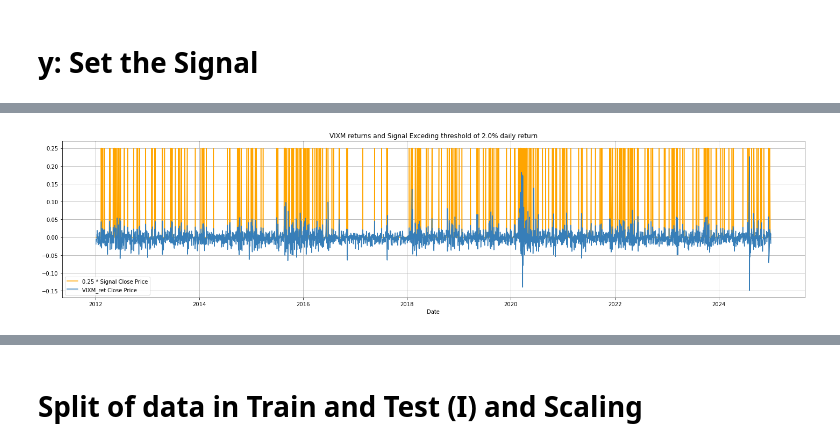
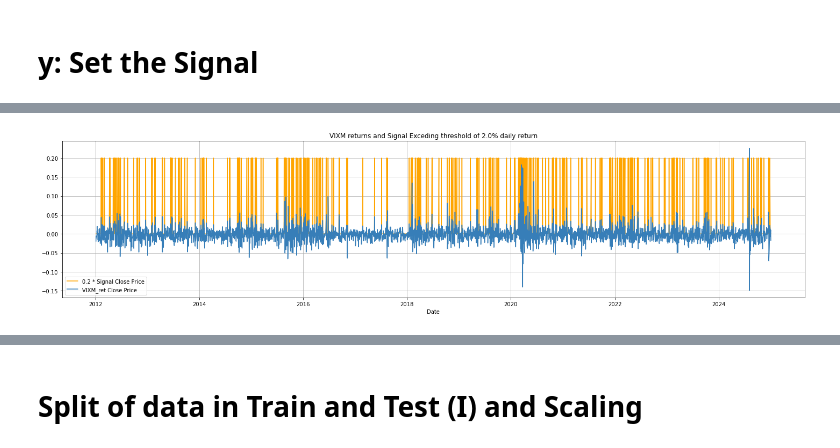
Before and after one commit to paocarvajal1912/VIXM-Algorithmic-Strategy, a Jupyter notebook: vixm_adaboost_model_evaluation.ipynb, the cells around one changed output, grey strips where cells are left out. Cells and saved outputs as stored; diff of their text form; code cells hidden in the pictures.

```diff
--- a/vixm_adaboost_model_evaluation.ipynb
+++ b/vixm_adaboost_model_evaluation.ipynb
@@ -281,14 +284,14 @@ Date
 # %%
 # Plotting return signals exceding the threshold
 plot_tickers_with_scaling(
             XY,
             key=None,
             as_is_tickers=['VIXM_ret'],
             scaled_tickers=['Signal'],
-            scaled_factors=[0.25],
+            scaled_factors=[0.2],
             height=5,
             wide=20,
             title=f"VIXM returns and Signal Exceding threshold of {100*config['threshold']}% daily return"
         )
 # %% [output]
-[figure, old version]
+[figure, new version]
```
Also changed, not shown: parts of 23 cells of this notebook, 4 other files.
